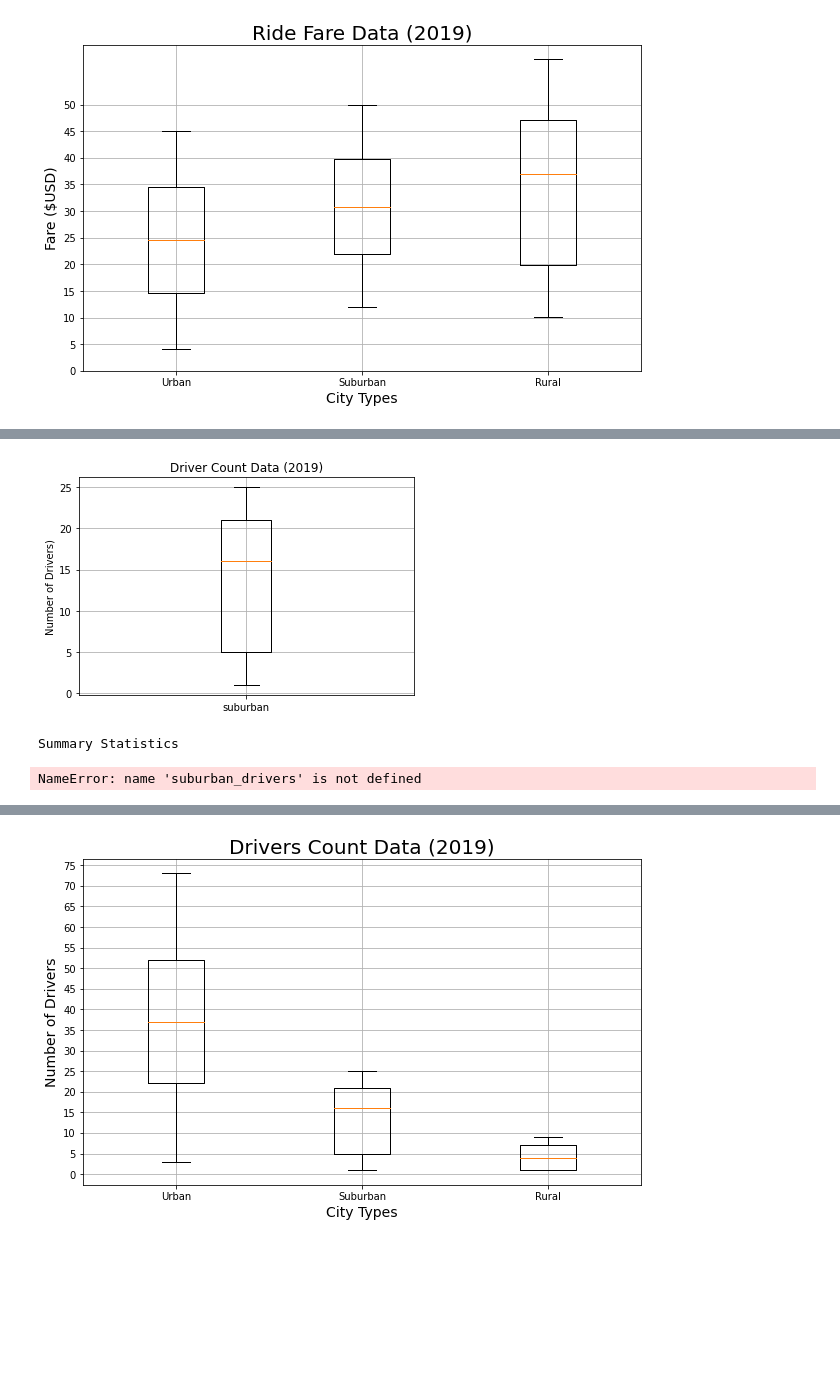
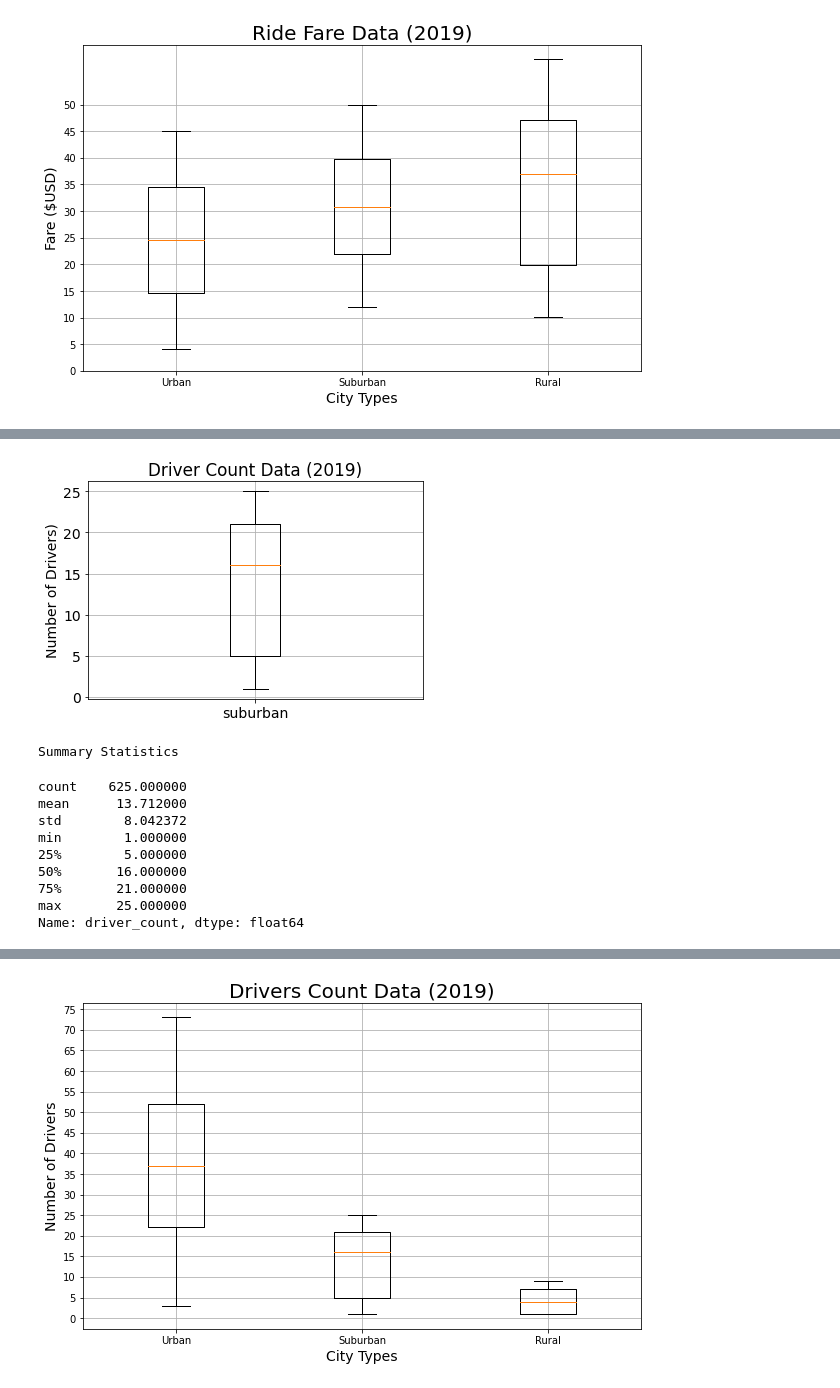
Before and after one commit to thegreatkeej/PyBer_Analysis, a Jupyter notebook: PyBer.ipynb, the cells around one changed output, grey strips where cells are left out. Cells and saved outputs as stored; diff of their text form; code cells hidden in the pictures; blank space fills up the shorter version.

```diff
--- a/PyBer.ipynb
+++ b/PyBer.ipynb
@@ -785,20 +793,28 @@ NameError: name 'urban_drivers' is not defined
 # %%
 # Create the box-and-whisker plot for the suburban driver count data.
 x_labels = ["suburban"]
 fig, ax = plt.subplots()
 ax.boxplot(suburban_drivers_count,labels=x_labels)
 # Add the title, y-axis label and grid.
 ax.set_title('Driver Count Data (2019)')
 ax.set_ylabel('Number of Drivers)')
 ax.set_yticks(np.arange(0, 30, step=5.0))
 ax.grid()
 plt.show()
 print("Summary Statistics")
-suburban_drivers.describe()
+suburban_drivers_count.describe()
 # %% [output]
-[figure, old version]
+[figure, new version]
 Summary Statistics
-NameError: name 'suburban_drivers' is not defined
+count    625.000000
+mean      13.712000
+std        8.042372
+min        1.000000
+25%        5.000000
+50%       16.000000
+75%       21.000000
+max       25.000000
+Name: driver_count, dtype: float64
 # %%
 # Create the box-and-whisker plot for the rural driver count data.
 x_labels = ["rural"]
```
Also changed, not shown: parts of 7 cells of this notebook, 1 other file.
